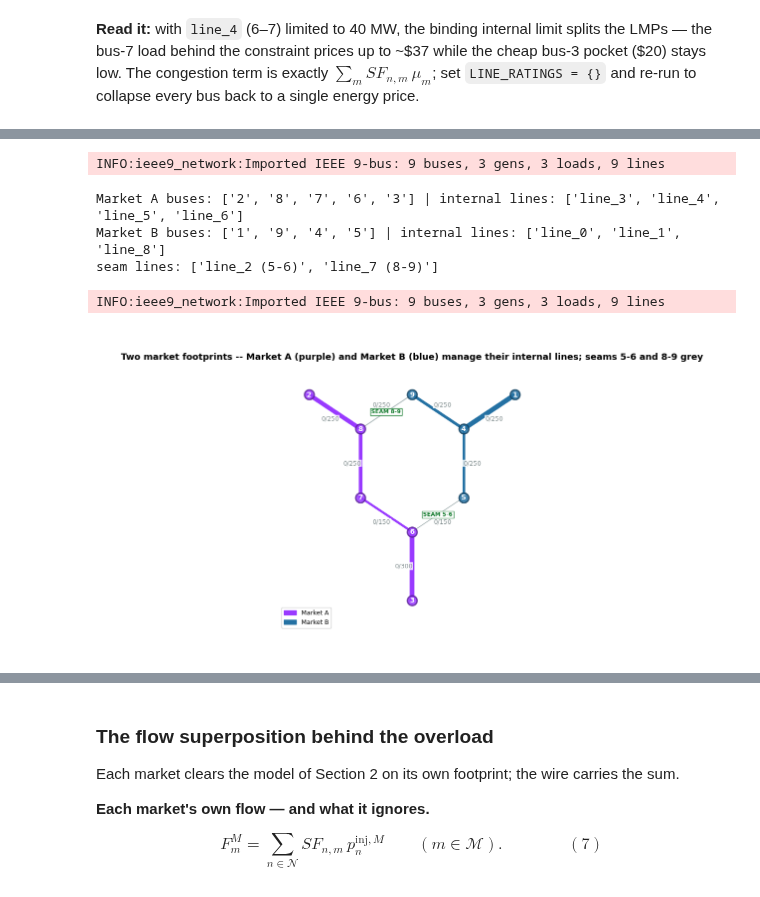
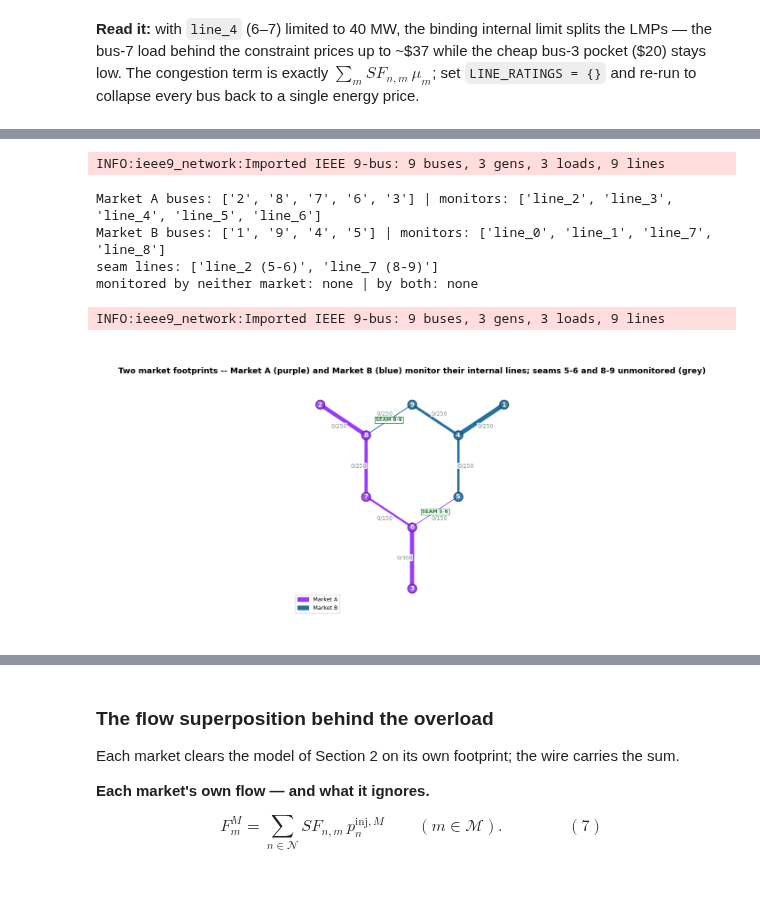
Before and after one commit to pdockery/wscc9-illustrative-model, a Jupyter notebook: seams_examples.ipynb, the cells around one changed output, grey strips where cells are left out. Cells and saved outputs as stored; diff of their text form; code cells hidden in the pictures.

```diff
--- a/seams_examples.ipynb
+++ b/seams_examples.ipynb
@@ -624,7 +692,7 @@ which overrides its market colour.
 # Section 3 config: the two market footprints
 MKT_DEFS = {
     'Market A': ['2', '8', '7', '6', '3'],   # cheap fleet (bus 3 $20, bus 2 $35); load at 7 -> exporter
-    'Market B': ['1', '9', '4', '5'],         # only the dear bus-1 unit ($50); loads at 5 and 9 -> importer
+    'Market B': ['1', '9', '4', '5'],         # only the expensive bus-1 unit ($50); loads at 5 and 9 -> importer
 }
 MARKET_COLORS = {'Market A': '#993AFF', 'Market B': '#2471A3'}
 
@@ -640,48 +708,71 @@ pt = compute_ptdf(build_network(), slack_bus='1')
 seam_lines = [l for l in pt.lines if line_kind(pt, l)[0] == 'seam']
 internal = {m: [l for l in pt.lines if line_kind(pt, l) == ('internal', m)] for m in MKT_DEFS}
 
-A = make_engine('Market A', MKT_DEFS['Market A'])
-B = make_engine('Market B', MKT_DEFS['Market B'])
+# -- EDIT -- the monitored elements of each market: its set M^M_act ----------
+# The footprint partitions the BUSES; which LINES a market monitors is a
+# separate, configurable choice. Every line is listed explicitly: move any
+# line to either market's set, share it (list it under both), or drop it (a
+# line in no set is monitored by neither market and draws grey). The natural
+# default lists each line under the market containing both its ends; the two
+# seam lines are then placed explicitly -- line_2 with Market A, line_7 with
+# Market B. The sets may also reach outside the footprint (a contractually
+# shared path).
+MONITORED_LINES = {
+    'Market A': ['line_2', 'line_3', 'line_4', 'line_5', 'line_6'],   # line_2 = seam 5-6
+    'Market B': ['line_0', 'line_1', 'line_7', 'line_8'],             # line_7 = seam 8-9
+}
+for _m, _ls in MONITORED_LINES.items():
+    for _l in _ls:
+        assert _l in pt.lines, f'unknown line in MONITORED_LINES: {_l}'
+# -----------------------------------------------------------------------------
 
-print('Market A buses:', MKT_DEFS['Market A'], '| internal lines:', internal['Market A'])
-print('Market B buses:', MKT_DEFS['Market B'], '| internal lines:', internal['Market B'])
+A = make_engine('Market A', MKT_DEFS['Market A'], activated=MONITORED_LINES['Market A'])
+B = make_engine('Market B', MKT_DEFS['Market B'], activated=MONITORED_LINES['Market B'])
+
+monitored_by = lambda l: [m for m in MKT_DEFS if l in MONITORED_LINES[m]]
+print('Market A buses:', MKT_DEFS['Market A'], '| monitors:', MONITORED_LINES['Market A'])
+print('Market B buses:', MKT_DEFS['Market B'], '| monitors:', MONITORED_LINES['Market B'])
 print('seam lines:', [f"{l} ({pt.line_buses[pt.line_idx[l]][0]}-{pt.line_buses[pt.line_idx[l]][1]})" for l in seam_lines])
+print('monitored by neither market:', [l for l in pt.lines if not monitored_by(l)] or 'none',
+      '| by both:', [l for l in pt.lines if len(monitored_by(l)) > 1] or 'none')
 
 # -- Market line colours + group map (used by every figure from here on)
 def market_line_colors(pt):
-    # Internal lines take their managing market's colour; seam lines stay grey.
+    # A line monitored by exactly one market takes that market's colour;
+    # lines monitored by neither (or by both) stay grey.
     out = {}
     for l in pt.lines:
-        kind, m = line_kind(pt, l)
-        out[l] = MARKET_COLORS[m] if kind == 'internal' else '#AAB7B8'
+        ms = monitored_by(l)
+        out[l] = MARKET_COLORS[ms[0]] if len(ms) == 1 else '#AAB7B8'
     return out
 
 MKT_GROUPS = {b: mkt_of(b) for b in pt.buses}   # {bus: market} for circlize banding
 # %% [output]
 INFO:ieee9_network:Imported IEEE 9-bus: 9 buses, 3 gens, 3 loads, 9 lines
-Market A buses: ['2', '8', '7', '6', '3'] | internal lines: ['line_3', 'line_4', 'line_5', 'line_6']
-Market B buses: ['1', '9', '4', '5'] | internal lines: ['line_0', 'line_1', 'line_8']
+Market A buses: ['2', '8', '7', '6', '3'] | monitors: ['line_2', 'line_3', 'line_4', 'line_5', 'line_6']
+Market B buses: ['1', '9', '4', '5'] | monitors: ['line_0', 'line_1', 'line_7', 'line_8']
 seam lines: ['line_2 (5-6)', 'line_7 (8-9)']
+monitored by neither market: none | by both: none
 # %%
 # Map of the two market footprints and the seam lines (buses coloured by market).
 mkt_bus_colors = {b: MARKET_COLORS[mkt_of(b)] for b in pt.buses}
 fig, ax = plot_network_topology(
     build_network(), supply_by_bus={}, demand_by_bus={},
     bus_colors=mkt_bus_colors, bus_coords=COORDS,
     line_flows={l: 0.0 for l in pt.lines}, line_widths=susceptance_widths(pt),
-    line_colors=market_line_colors(pt),   # lines coloured by the managing market; seams grey
-    title='Two market footprints -- Market A (purple) and Market B (blue) manage their internal lines; seams 5-6 and 8-9 grey',
+    line_colors=market_line_colors(pt),   # lines coloured by the monitoring market; unmonitored grey
+    title='Two market footprints -- Market A (purple) and Market B (blue) monitor their internal lines; seams 5-6 and 8-9 unmonitored (grey)',
 )
 for l in seam_lines:
     i = pt.line_idx[l]; b0, b1 = pt.line_buses[i]
     x0, y0 = COORDS[b0]; x1, y1 = COORDS[b1]
     ax.text((x0+x1)/2, (y0+y1)/2, f'SEAM {b0}-{b1}', fontsize=8, fontweight='bold',
             color='#117A2B', ha='center', va='center',
             bbox=dict(fc='white', ec='#117A2B', alpha=0.9, pad=1.5), zorder=7)
 import matplotlib.patches as mpatches
 ax.legend(handles=[mpatches.Patch(color=MARKET_COLORS[m], label=m) for m in MKT_DEFS],
           loc='lower left', fontsize=9, framealpha=0.9)
 plt.show()
 # %% [output]
 INFO:ieee9_network:Imported IEEE 9-bus: 9 buses, 3 gens, 3 loads, 9 lines
-[figure, old version]
+[figure, new version]
```
Also changed, not shown: parts of 38 cells of this notebook, 3 other files.
